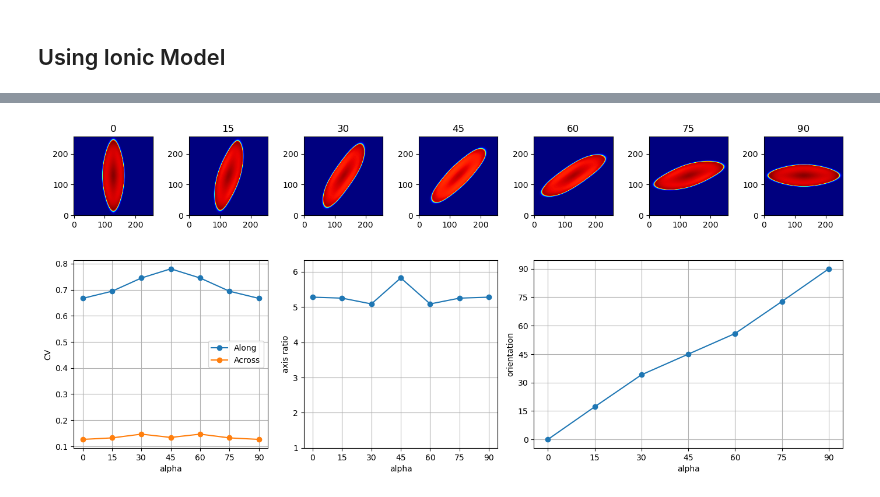
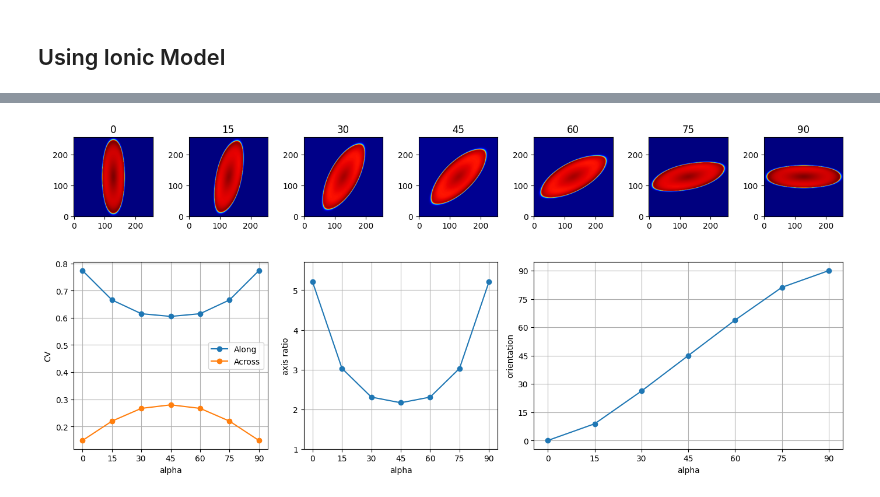
Before and after one commit to finitewave/Finitewave, a Jupyter notebook: Tutorials/Anisotropy2D.ipynb, the cells around one changed output, grey strips where cells are left out. Drawn from its saved outputs; the diff is of its cells as text; code cells hidden in the pictures.

```diff
--- a/Tutorials/Anisotropy2D.ipynb
+++ b/Tutorials/Anisotropy2D.ipynb
@@ -106,14 +105,14 @@ import finitewave as fw
 
 def run_simulation(alpha, n, dt, dr, t_max, stencil, model, model_step=1,
                    fib_dens=0.0):
-    tissue = fw.CardiacTissueGrid([n, n])
+    tissue = fw.CardiacTissueGrid([n, n], dr=dr)
     tissue.mesh += (np.random.random(tissue.mesh.shape) < fib_dens).astype(int)
     # add fibers orientation vectors
     tissue.fibers = np.zeros([n, n, 2])
     tissue.fibers[:, :, 0] = np.cos(alpha)
     tissue.fibers[:, :, 1] = np.sin(alpha)
 
-    diffusion_model = fw.GridAssembler()
+    diffusion_model = fw.GridModel()
     diffusion_model.stencil = stencil
 
     # set up stimulation parameters:
@@ -124,7 +123,6 @@ def run_simulation(alpha, n, dt, dr, t_max, stencil, model, model_step=1,
 
     simulation = fw.CardiacSimulation()
     simulation.dt = dt
-    simulation.dr = dr
     simulation.t_max = t_max
     # add the tissue and the stim parameters to the model object:
     simulation.cardiac_tissue = tissue
@@ -140,16 +138,16 @@ def run_simulation(alpha, n, dt, dr, t_max, stencil, model, model_step=1,
 
     # calculate properties of the wave
     labeled = (u > 0.1).astype(int)
+
     props = ski.measure.regionprops_table(labeled, properties=(
         'orientation', 'major_axis_length', 'minor_axis_length'))
-    props['major_axis_length'] *= simulation.dr / (2 * simulation.t_max)
-    props['minor_axis_length'] *= simulation.dr / (2 * simulation.t_max)
+    props['major_axis_length'] *= tissue.dr / (2 * simulation.t_max)
+    props['minor_axis_length'] *= tissue.dr / (2 * simulation.t_max)
     props['orientation'] = np.degrees(props['orientation'])
     props['axis_ratio'] = props['major_axis_length'] / props['minor_axis_length']
     props['alpha'] = np.degrees(alpha)
     props['density_calc'] = (np.sum(tissue.mesh[-1:1, -1:1] == 2)
                                 / ((n - 2) * (n - 2)))
-
     return alpha, u, pd.DataFrame(props)
 
 def plot_anisotropy_vs_angle(measures, images, alphas):
@@ -249,11 +247,11 @@ t_max = 30
 
 alphas = np.radians(np.arange(0, 91, 15))
 model = fw.AlievPanfilov()
-stencil = fw.SymmetricStencil2D()
+stencil = fw.SymmetricStencil()
 
 measures_symmetric = []
 images_symmetric = []
-for alpha in alphas:
+for alpha in alphas[:]:
     alpha, u, props = run_simulation(alpha, n, dt, dr, t_max, stencil, model,
                                      model_step=1)
     images_symmetric.append(u)
@@ -297,10 +329,10 @@ import finitewave as fw
 n = 256
 dt = 0.01
 dr = 0.25
-t_max = 30
+t_max = 25
 
 alphas = np.radians(np.arange(0, 91, 15))
-model = fw.AlievPanfilov()
+model = fw.FentonKarma()
 stencil = fw.AsymmetricStencil()
 
 measures_asymmetric_fibro = []
@@ -332,21 +364,22 @@ import finitewave as fw
 n = 256
 dt = 0.01
 dr = 0.25
-t_max = 30
+t_max = 25
 
 alphas = np.radians(np.arange(0, 91, 15))
-stencil = fw.SymmetricStencil2D()
-model = fw.AlievPanfilov()
+stencil = fw.CellStencil()
+model = fw.FentonKarma()
 
 measures_symmetric_fibro = []
 images_symmetric_fibro = []
 
 for alpha in alphas:
     alpha, u, props = run_simulation(alpha, n, dt, dr, t_max, stencil, model,
-                                     model_step=1, fib_dens=0.2)
+                                     model_step=1, fib_dens=0.1)
     images_symmetric_fibro.append(u)
     measures_symmetric_fibro.append(pd.DataFrame(props))
 
 measures_symmetric_fibro = pd.concat(measures_symmetric_fibro)
 
+%matplotlib qt
 plot_anisotropy_vs_angle(measures_symmetric_fibro, images_symmetric_fibro, alphas)
@@ -389,32 +430,33 @@ plot_anisotropy_vs_angle(measures_asymmetric_ionic, images_asymmetric_ionic, alp
 # %%
 import matplotlib.pyplot as plt
 import numpy as np
 import skimage as ski
 import pandas as pd
 
 import finitewave as fw
 
 
 # number of nodes on the side
 n = 256
 dt = 0.01
 dr = 0.1
 t_max = 20
 
 alphas = np.radians(np.arange(0, 91, 15))
 model = fw.Courtemanche()
-stencil = fw.SymmetricStencil()
+stencil = fw.CellStencil()
 
 measures_symmetric_ionic = []
 images_symmetric_ionic = []
 for alpha in alphas:
     alpha, u, props = run_simulation(alpha, n, dt, dr, t_max, stencil, model,
                                      model_step=1, fib_dens=0.)
     images_symmetric_ionic.append(u)
     measures_symmetric_ionic.append(pd.DataFrame(props))
 
 measures_symmetric_ionic = pd.concat(measures_symmetric_ionic)
 
+%matplotlib inline
 plot_anisotropy_vs_angle(measures_symmetric_ionic, images_symmetric_ionic, alphas)
 # %% [output]
-[figure, old version]
+[figure, new version]
```
Also changed, not shown: parts of 8 cells of this notebook, 13 other files.
